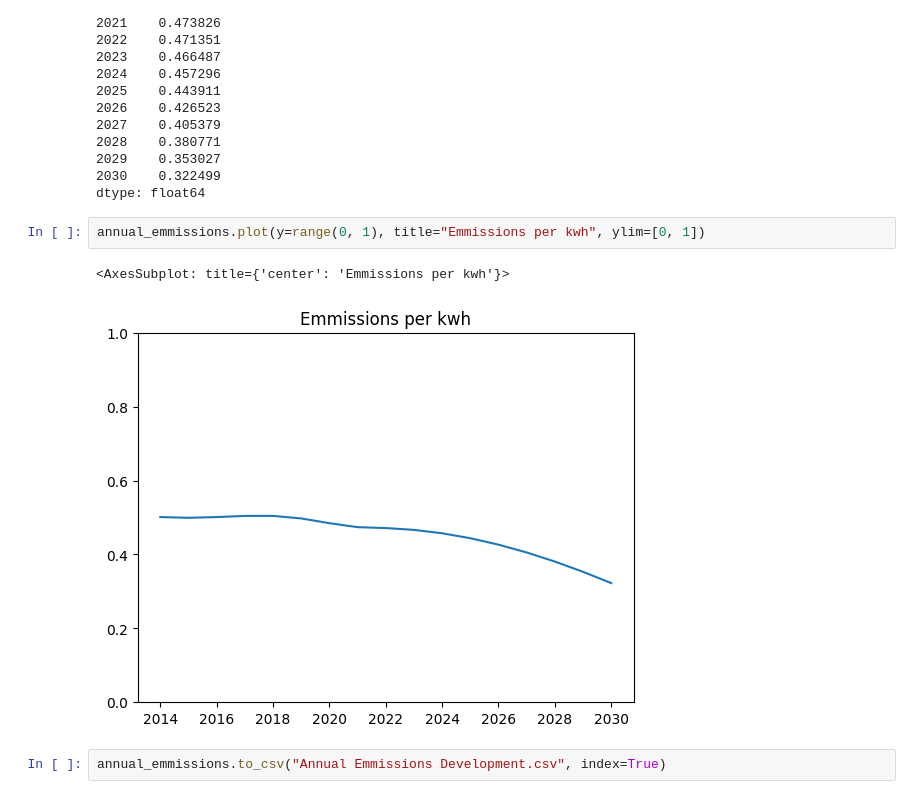
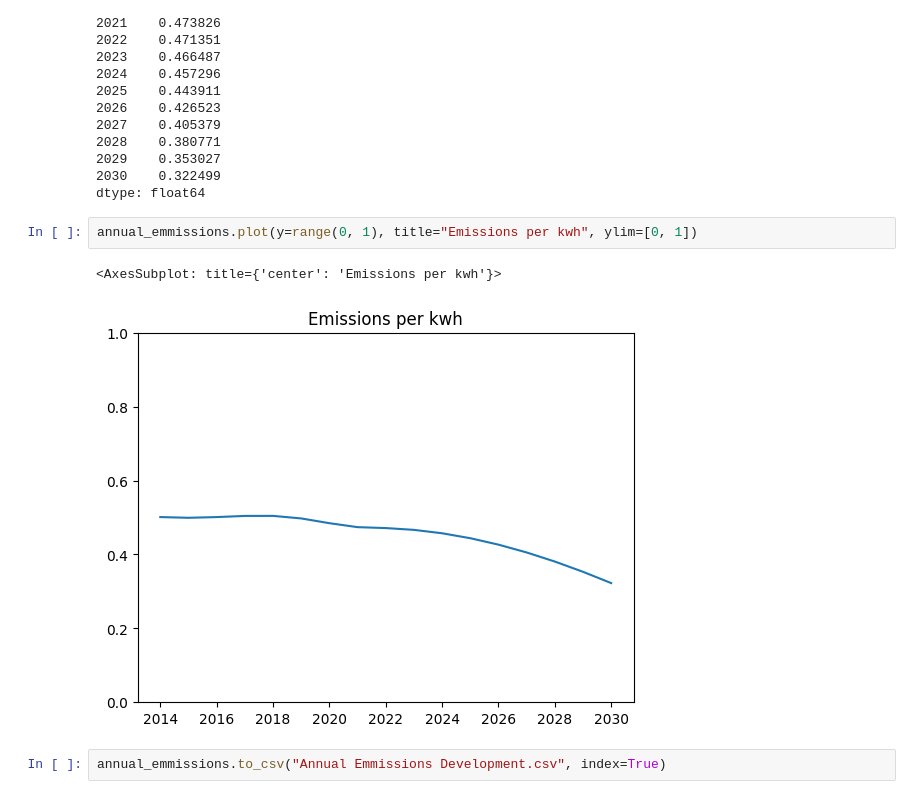
Before and after one commit to Czechitas-DA-Green-is-Good/Hackathon, a Jupyter notebook: WEM_emissions_per_kvh.ipynb, the cells around one changed output. Cells and saved outputs as stored; diff of their text form.

```diff
--- a/emissions_per_kvh.ipynb
+++ b/WEM_emissions_per_kvh.ipynb
@@ -54,9 +54,9 @@ annual_emmissions
 2030    0.322499
 dtype: float64
 # %%
-annual_emmissions.plot(y=range(0, 1), title="Emmissions per kwh", ylim=[0, 1])
+annual_emmissions.plot(y=range(0, 1), title="Emissions per kwh", ylim=[0, 1])
 # %% [output]
-<AxesSubplot: title={'center': 'Emmissions per kwh'}>
+<AxesSubplot: title={'center': 'Emissions per kwh'}>
-[figure, old version]
+[figure, new version]
 # %%
 annual_emmissions.to_csv("Annual Emmissions Development.csv", index=True)
```
Also changed, not shown: 2 other files.
